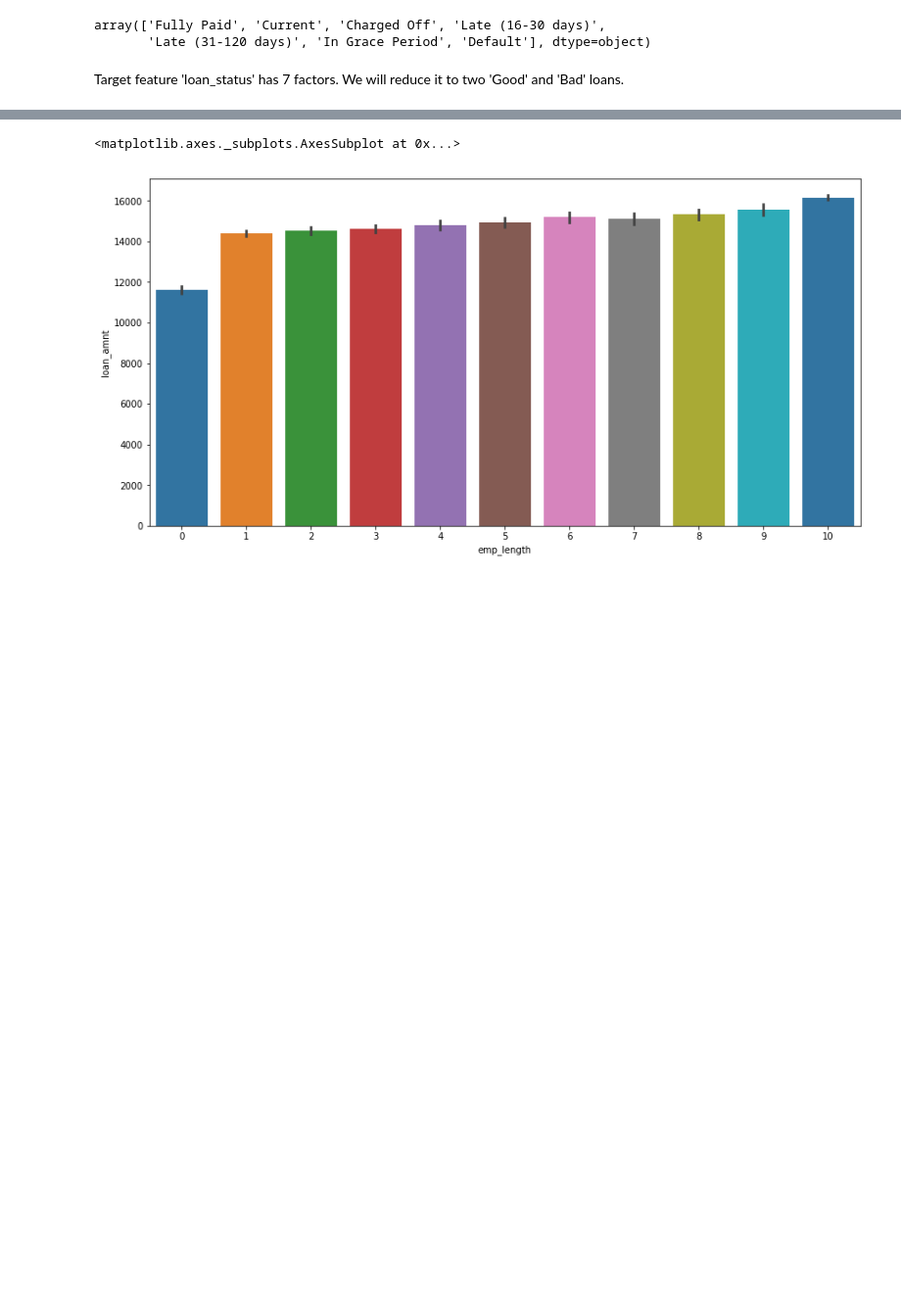
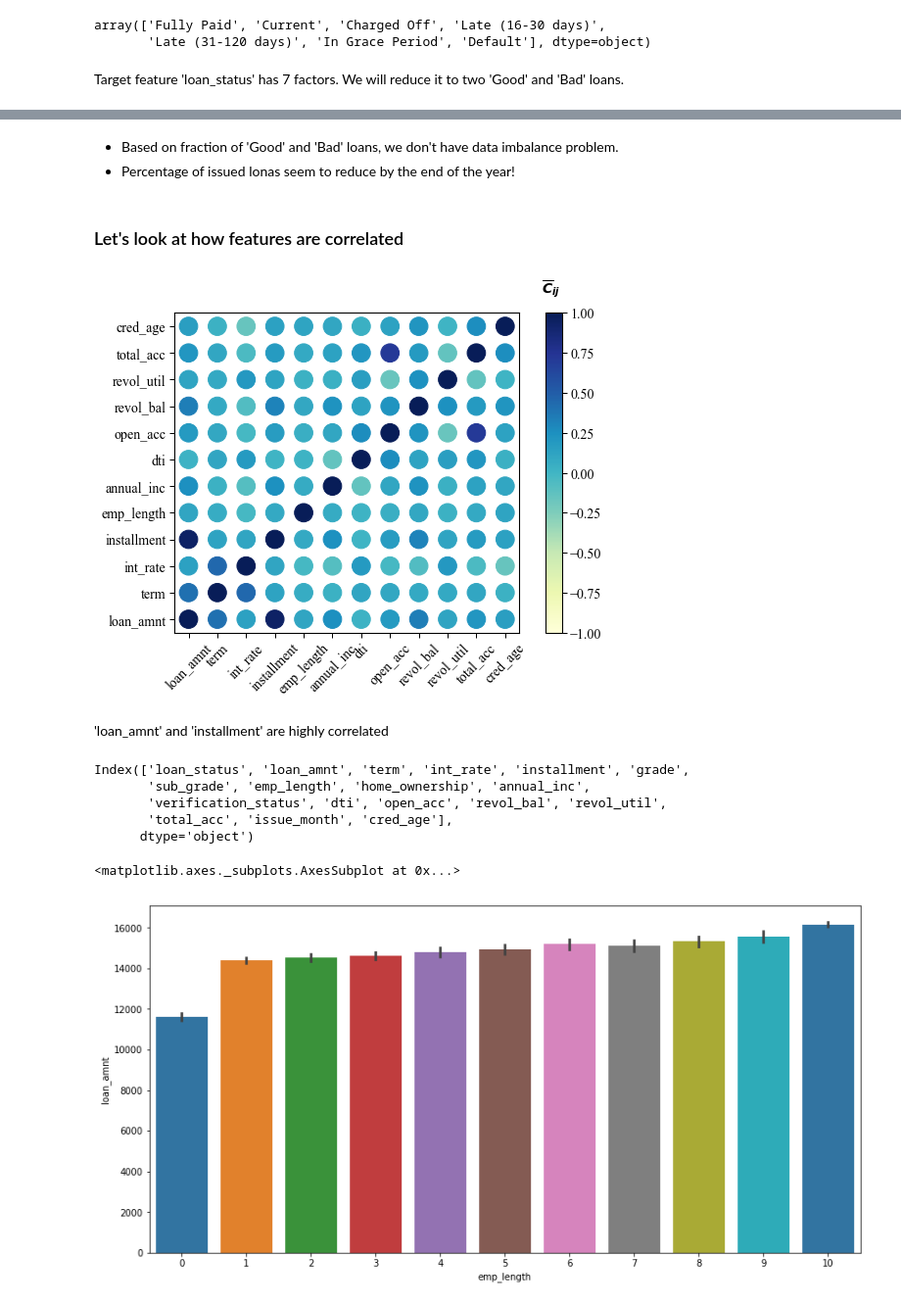
Before and after one commit to truzmeto/LoanStatusPrediction, a Jupyter notebook: kernel.ipynb, the cells around one changed output, grey strips where cells are left out. Shown at 98% size. Drawn from its saved outputs; the diff is of its cells as text; code cells hidden in the pictures; blank space fills up the shorter version.

Commit message:
src, util, ...

```diff
--- a/kernel.ipynb
+++ b/kernel.ipynb
@@ -139,0 +175,20 @@ df.sub_grade
+# %% [markdown]
+* Based on fraction of 'Good' and 'Bad' loans, we don't have data imbalance problem.
+* Percentage of issued lonas seem to reduce by the end of the year!
+# %% [markdown]
+### Let's  look at how features are correlated
+# %%
+cor = df.corr()
+cmap = 'tab10'#"YlGnBu"
+plt.figure(figsize=(8,6))
+#Plot with homebrewed corr_plot
+CPlot(corr_mat = cor.values,
+      axis_labs = list(cor.columns),
+      cmap = cmap,
+      pad = 0.05,
+      rad = 350,
+      xlab = '',ylab = '')
+# %% [output]
+[figure, added]
+# %% [markdown]
+'loan_amnt' and 'installment' are highly correlated
@@ -140,5 +198,11 @@ df.sub_grade
 # %%
-df.emp_length
+df.columns
+# %% [output]
+Index(['loan_status', 'loan_amnt', 'term', 'int_rate', 'installment', 'grade',
+       'sub_grade', 'emp_length', 'home_ownership', 'annual_inc',
+       'verification_status', 'dti', 'open_acc', 'revol_bal', 'revol_util',
+       'total_acc', 'issue_month', 'cred_age'],
+      dtype='object')
 # %%
 plt.figure(figsize=(14,7))
 sns.barplot('emp_length', 'loan_amnt', data=df, palette='tab10')
```
Also changed, not shown: parts of 15 cells of this notebook, 4 other files.
